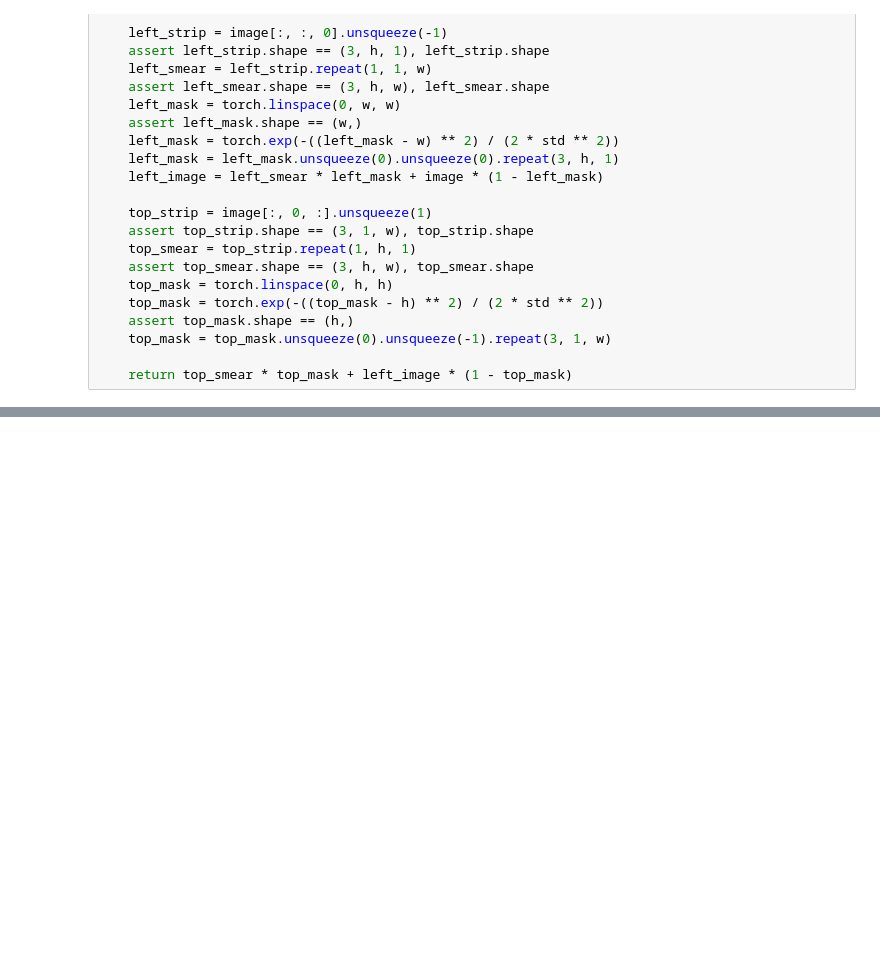
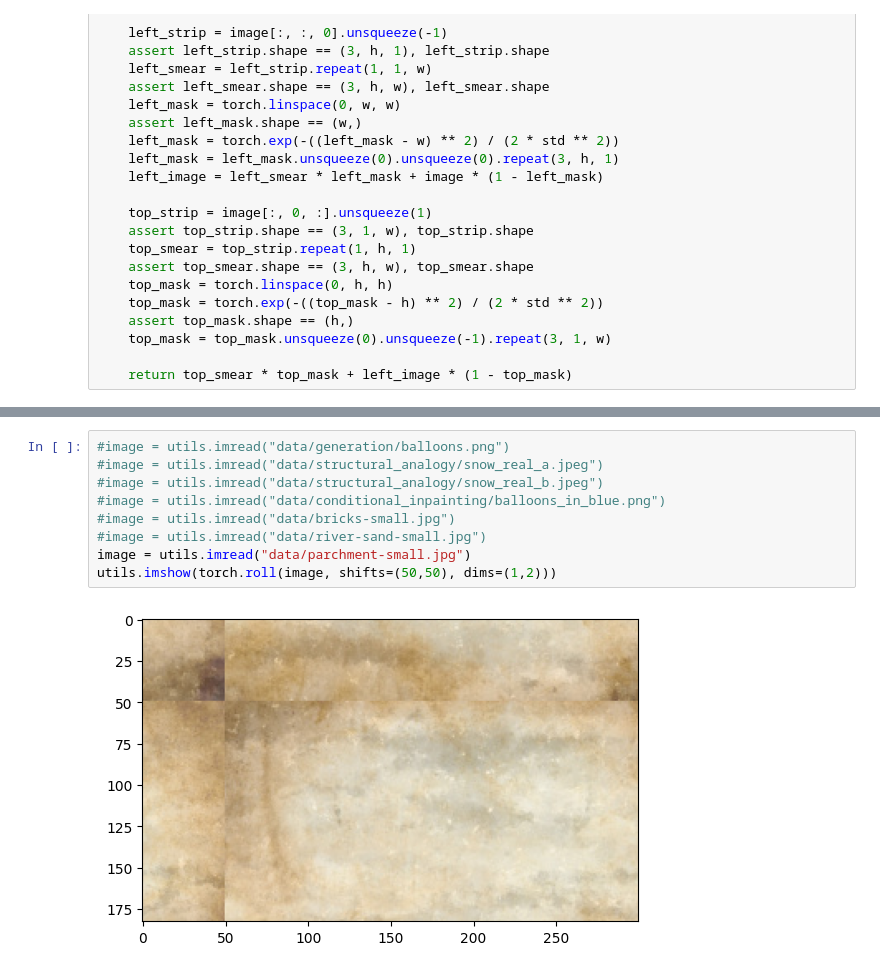
Before and after one commit to hyperlogic/DropTheGAN, a Jupyter notebook: seamless-tile.ipynb, the cells around one changed output, grey strips where cells are left out. Cells and saved outputs as stored; diff of their text form; blank space fills up the shorter version.

```diff
--- a/seamless-tile.ipynb
+++ b/seamless-tile.ipynb
@@ -78,0 +39,11 @@ RuntimeError: The size of tensor a (248) must match the size of tensor b (46128)
+# %%
+#image = utils.imread("data/generation/balloons.png")
+#image = utils.imread("data/structural_analogy/snow_real_a.jpeg")
+#image = utils.imread("data/structural_analogy/snow_real_b.jpeg")
+#image = utils.imread("data/conditional_inpainting/balloons_in_blue.png")
+#image = utils.imread("data/bricks-small.jpg")
+#image = utils.imread("data/river-sand-small.jpg")
+image = utils.imread("data/parchment-small.jpg")
+utils.imshow(torch.roll(image, shifts=(50,50), dims=(1,2)))
+# %% [output]
+[figure, added]
```
Also changed, not shown: parts of 7 cells of this notebook, 7 other files.
